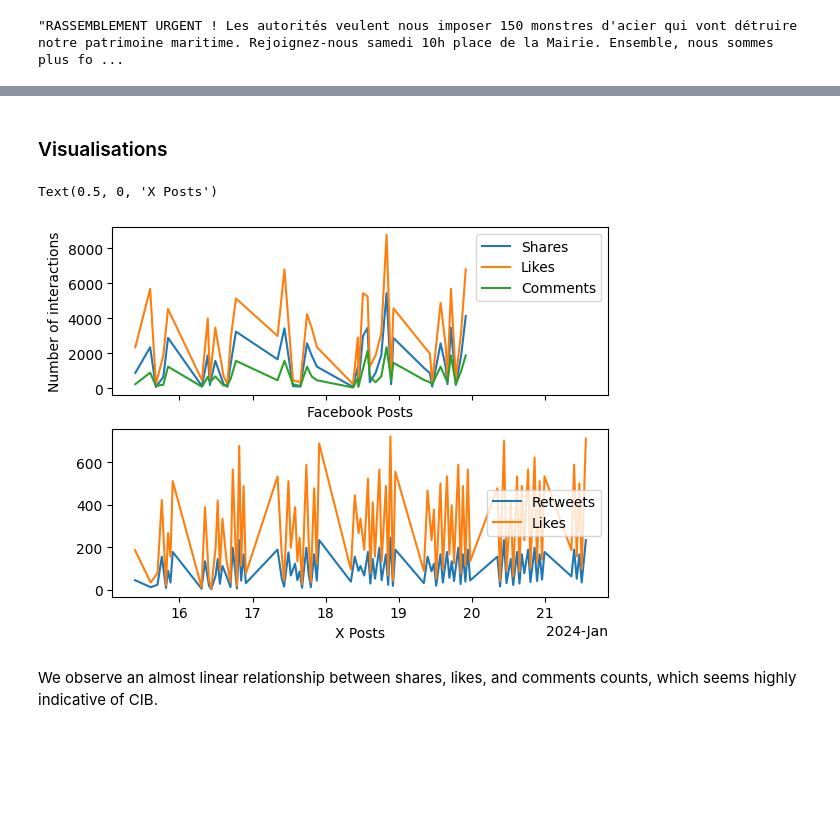
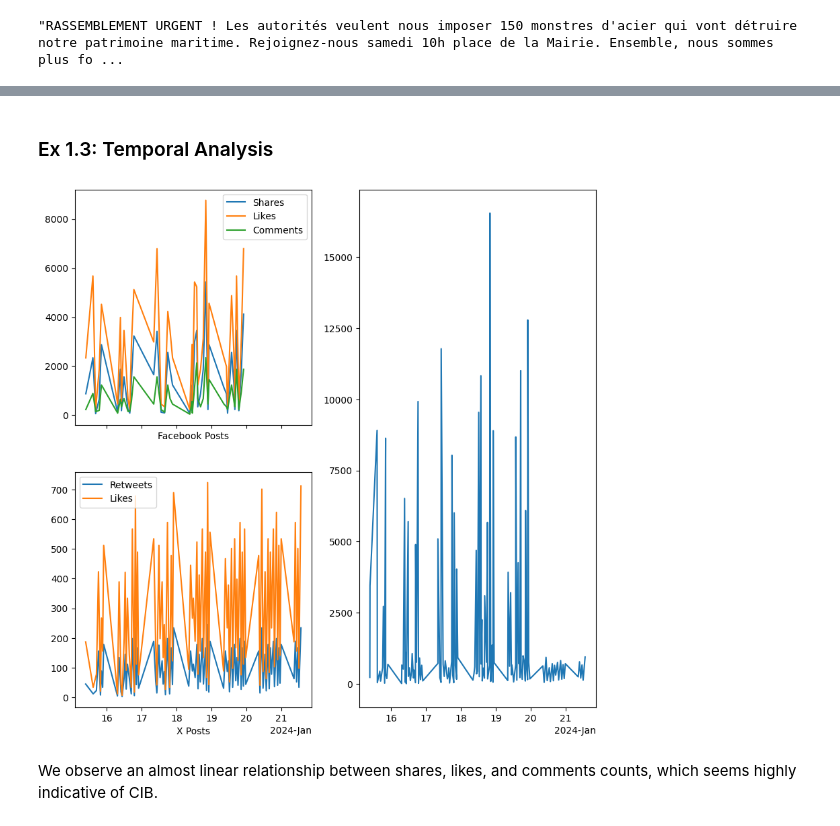
Before and after one commit to matthewslouismarie/esilv-social-engineering-td3, a Jupyter notebook: notebook.ipynb, the cells around one changed output, grey strips where cells are left out. Drawn from its saved outputs; the diff is of its cells as text; code cells hidden in the pictures; blank space fills up the shorter version.

```diff
--- a/notebook.ipynb
+++ b/notebook.ipynb
@@ -39,5 +41,6 @@ Auteur: {author}
 # %%
 fb_posts_df = pd.read_json('donnees/facebook_posts.json', convert_dates=['post_date'])
 fb_posts_df.sort_values('post_date', inplace=True) # We sort by date
+fb_posts_df['interactions'] = fb_posts_df['likes'] + fb_posts_df['shares'] + fb_posts_df['comments']
 fb_posts_df.describe()
 # %% [output]
@@ -69,4 +65,5 @@ fb_posts_df.iloc[0]['content']
 # %%
 x_posts_df = pd.read_csv('donnees/tweets_dataset.csv', parse_dates=['date'])
+x_posts_df['interactions'] = x_posts_df['retweets'] + x_posts_df['likes']
 x_posts_df.head(3)
 # %% [output]
@@ -103,0 +103,11 @@ x_accounts_df.head(3)
+# %%
+posts_df_1 = fb_posts_df.drop(columns=['likes', 'shares', 'comments']).rename(columns={'page_name': 'author', 'post_date': 'date'})
+posts_df_1.insert(loc=0, column='platform', value='facebook')
+posts_df_2 = x_posts_df.drop(columns=['hashtags', 'likes', 'mentions', 'retweets']).rename(columns={
+    'text': 'content',
+    'username': 'author'
+})
+posts_df_2.insert(loc=0, column='platform', value='x')
+
+posts_df = pd.concat([posts_df_1, posts_df_2]).sort_values(by='date')
+posts_df
@@ -104,22 +128,29 @@ x_accounts_df.head(3)
 # %% [markdown]
-### Visualisations
+### Ex 1.3: Temporal Analysis
 # %%
-fig, (ax_fb, ax_x) = plt.subplots(2, 1, sharex=True)
+fig = plt.figure(figsize=(10, 10))
+# sub_fig, (ax_fb, ax_x) = plt.subplots(2, 1, sharex=True)
+
+ax_x = fig.add_subplot(2, 2, 3)
+ax_x.plot(x_posts_df['date'], x_posts_df['retweets'], label="Retweets")
+ax_x.plot(x_posts_df['date'], x_posts_df['likes'], label="Likes")
+ax_x.legend()
+ax_x.set_xlabel("X Posts")
+ax_x.xaxis.set_major_formatter(plt_dates.ConciseDateFormatter(ax_x.xaxis.get_major_locator()))
+
+ax_fb = fig.add_subplot(2, 2, 1, sharex=ax_x)
 ax_fb.plot(fb_posts_df['post_date'], fb_posts_df['shares'], label="Shares")
 ax_fb.plot(fb_posts_df['post_date'], fb_posts_df['likes'], label="Likes")
 ax_fb.plot(fb_posts_df['post_date'], fb_posts_df['comments'], label="Comments")
 ax_fb.set_xlabel("Facebook Posts")
-ax_fb.set_ylabel("Number of interactions")
 ax_fb.legend()
-ax_fb.xaxis.set_major_formatter(plt_dates.ConciseDateFormatter(ax_fb.xaxis.get_major_locator()))
+ax_fb.tick_params(labelbottom=False)
 
-ax_x.plot(x_posts_df['date'], x_posts_df['retweets'], label="Retweets")
-ax_x.plot(x_posts_df['date'], x_posts_df['likes'], label="Likes")
-ax_x.legend()
-ax_x.set_xlabel("X Posts")
+ax_unified = fig.add_subplot(1, 2, 2)
+ax_unified.plot(posts_df['date'], posts_df['interactions'])
+ax_unified.xaxis.set_major_formatter(plt_dates.ConciseDateFormatter(ax_unified.xaxis.get_major_locator()))
 # %% [output]
-Text(0.5, 0, 'X Posts')
-[figure, old version]
+[figure, new version]
 # %% [markdown]
 We observe an almost linear relationship between shares, likes, and comments counts, which seems highly indicative of CIB.
 # %%
```
Also changed, not shown: parts of 22 cells of this notebook, 4 other files.
